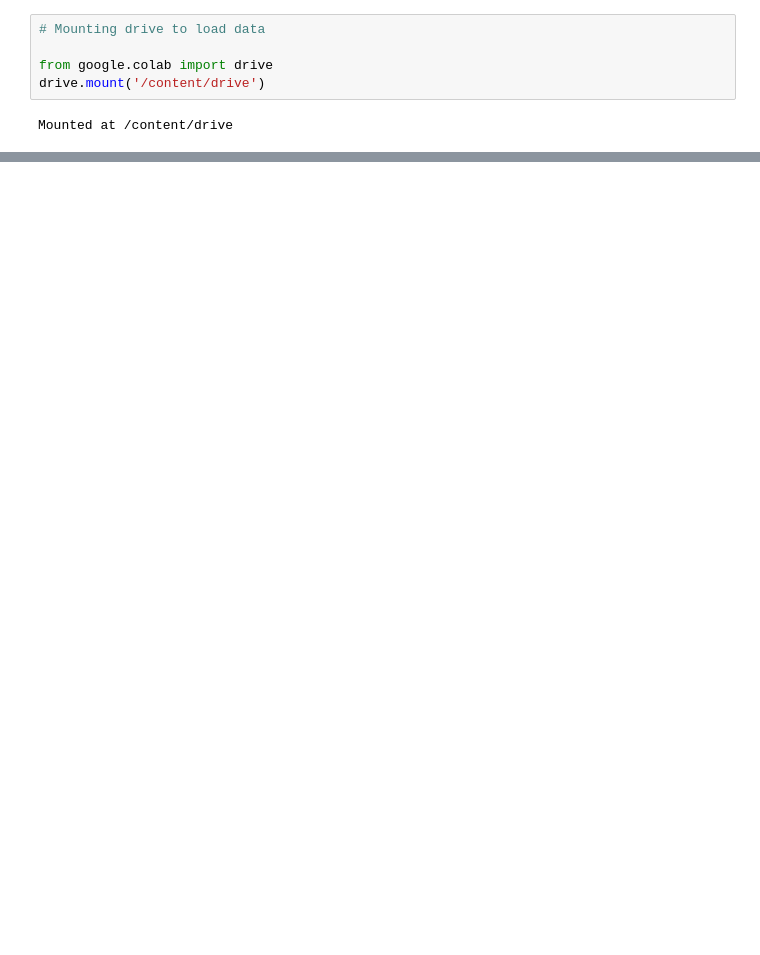
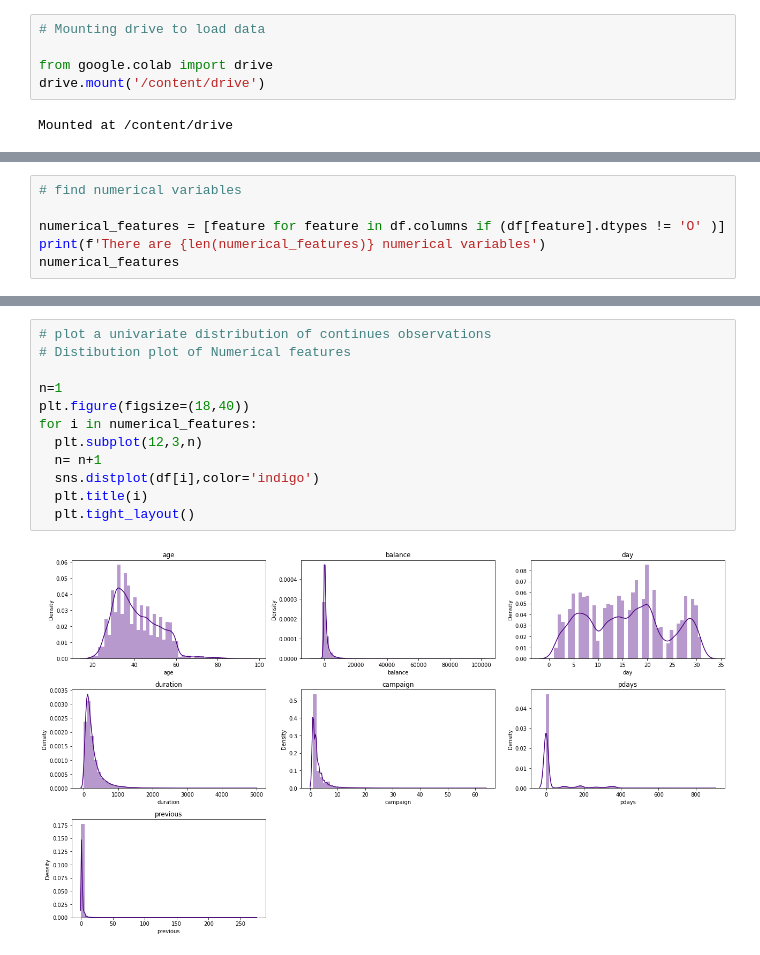
Before and after one commit to sainirajesh17/Bank_Marketing_Effectiveness_Prediction-ML_Classification-, a Jupyter notebook: ML_II_(Classification)_Bank_Marketing_Effectiveness_Prediction_Capstone_Project.ipynb, the cells around one changed output, grey strips where cells are left out. Saved outputs shown, nothing was run; the diff lists cells and outputs as text; blank space fills up the shorter version.

```diff
--- a/ML_II_(Classification)_Bank_Marketing_Effectiveness_Prediction_Capstone_Project.ipynb
+++ b/ML_II_(Classification)_Bank_Marketing_Effectiveness_Prediction_Capstone_Project.ipynb
@@ -71,0 +208,6 @@ df.tail()
+# %%
+# find numerical variables
+
+numerical_features = [feature for feature in df.columns if (df[feature].dtypes != 'O' )]
+print(f'There are {len(numerical_features)} numerical variables')
+numerical_features
@@ -71,0 +276,14 @@ df.tail()
+# %%
+# plot a univariate distribution of continues observations
+# Distibution plot of Numerical features
+
+n=1
+plt.figure(figsize=(18,40))
+for i in numerical_features:
+  plt.subplot(12,3,n)
+  n= n+1
+  sns.distplot(df[i],color='indigo')
+  plt.title(i)
+  plt.tight_layout()
+# %% [output]
+[figure, added]
```
Also changed, not shown: parts of 35 cells of this notebook.
